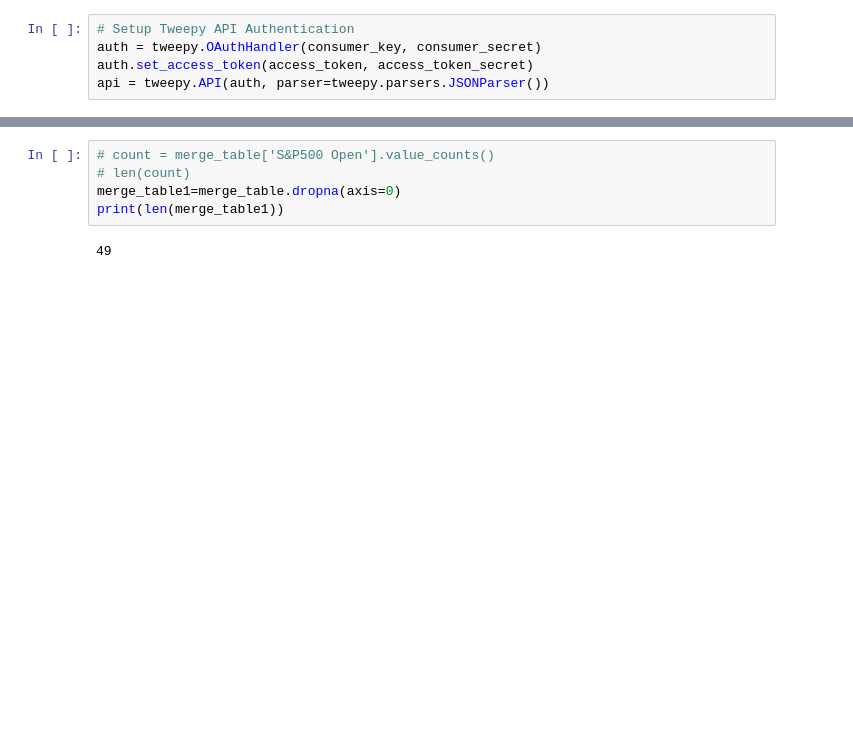
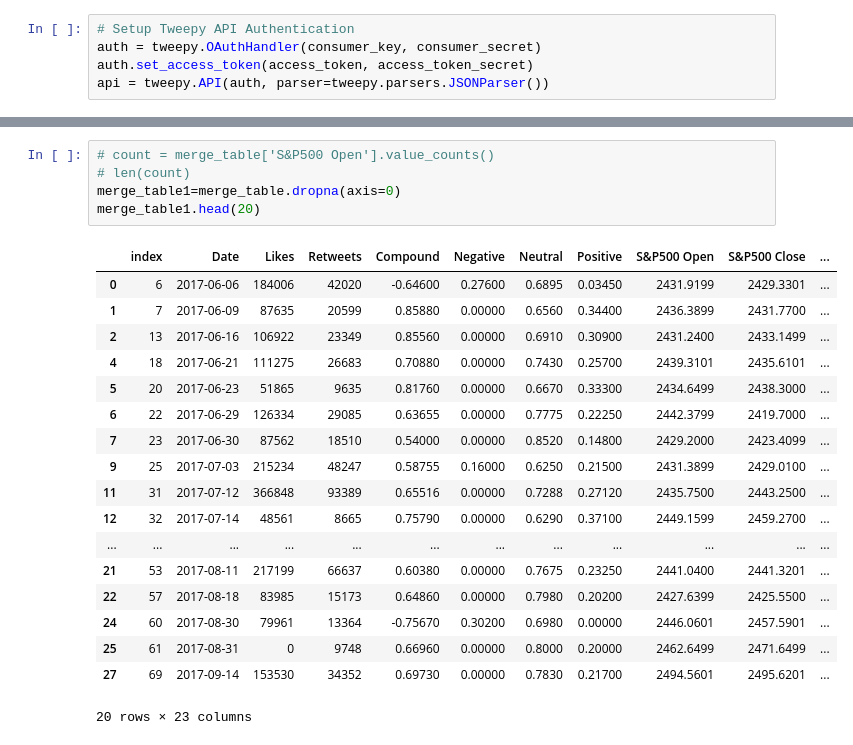
Before and after one commit to rashimjain/Celebrity-Twitter-Sentiment-Analysis-vs.-Stock-Markets-Performance, a Jupyter notebook: merged_data.ipynb, the cells around one changed output, grey strips where cells are left out. Drawn from its saved outputs; the diff is of its cells as text; blank space fills up the shorter version.

```diff
--- a/merged_data.ipynb
+++ b/merged_data.ipynb
@@ -395,7 +543,24 @@ merge_table
 # %%
 # count = merge_table['S&P500 Open'].value_counts()
 # len(count)
 merge_table1=merge_table.dropna(axis=0)
-print(len(merge_table1))
+merge_table1.head(20)
 # %% [output]
+|  | index | Date | Likes | Retweets | Compound | Negative | Neutral | Positive | S&P500 Open | S&P500 Close | ... |
+| 0 | 6 | 2017-06-06 | 184006 | 42020 | -0.64600 | 0.27600 | 0.6895 | 0.03450 | 2431.9199 | 2429.3301 | ... |
+| 1 | 7 | 2017-06-09 | 87635 | 20599 | 0.85880 | 0.00000 | 0.6560 | 0.34400 | 2436.3899 | 2431.7700 | ... |
+| 2 | 13 | 2017-06-16 | 106922 | 23349 | 0.85560 | 0.00000 | 0.6910 | 0.30900 | 2431.2400 | 2433.1499 | ... |
+| 4 | 18 | 2017-06-21 | 111275 | 26683 | 0.70880 | 0.00000 | 0.7430 | 0.25700 | 2439.3101 | 2435.6101 | ... |
+| 5 | 20 | 2017-06-23 | 51865 | 9635 | 0.81760 | 0.00000 | 0.6670 | 0.33300 | 2434.6499 | 2438.3000 | ... |
+| 6 | 22 | 2017-06-29 | 126334 | 29085 | 0.63655 | 0.00000 | 0.7775 | 0.22250 | 2442.3799 | 2419.7000 | ... |
+| 7 | 23 | 2017-06-30 | 87562 | 18510 | 0.54000 | 0.00000 | 0.8520 | 0.14800 | 2429.2000 | 2423.4099 | ... |
+| 9 | 25 | 2017-07-03 | 215234 | 48247 | 0.58755 | 0.16000 | 0.6250 | 0.21500 | 2431.3899 | 2429.0100 | ... |
+| 11 | 31 | 2017-07-12 | 366848 | 93389 | 0.65516 | 0.00000 | 0.7288 | 0.27120 | 2435.7500 | 2443.2500 | ... |
+| 12 | 32 | 2017-07-14 | 48561 | 8665 | 0.75790 | 0.00000 | 0.6290 | 0.37100 | 2449.1599 | 2459.2700 | ... |
+| ... | ... | ... | ... | ... | ... | ... | ... | ... | ... | ... | ... |
+| 21 | 53 | 2017-08-11 | 217199 | 66637 | 0.60380 | 0.00000 | 0.7675 | 0.23250 | 2441.0400 | 2441.3201 | ... |
+| 22 | 57 | 2017-08-18 | 83985 | 15173 | 0.64860 | 0.00000 | 0.7980 | 0.20200 | 2427.6399 | 2425.5500 | ... |
+| 24 | 60 | 2017-08-30 | 79961 | 13364 | -0.75670 | 0.30200 | 0.6980 | 0.00000 | 2446.0601 | 2457.5901 | ... |
+| 25 | 61 | 2017-08-31 | 0 | 9748 | 0.66960 | 0.00000 | 0.8000 | 0.20000 | 2462.6499 | 2471.6499 | ... |
+| 27 | 69 | 2017-09-14 | 153530 | 34352 | 0.69730 | 0.00000 | 0.7830 | 0.21700 | 2494.5601 | 2495.6201 | ... |
-49
+20 rows × 23 columns
```
Also changed, not shown: parts of 22 cells of this notebook, 1 other file.
